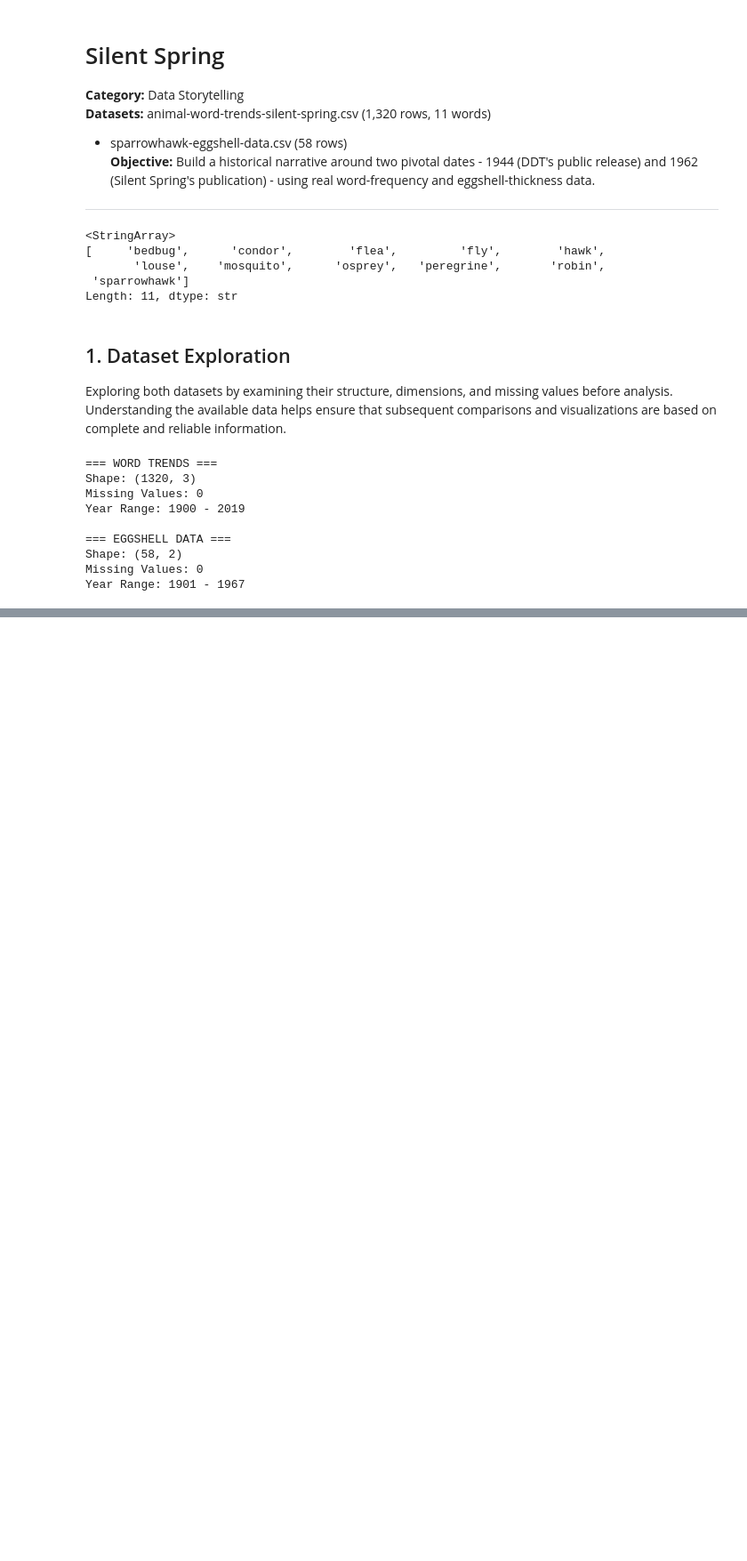
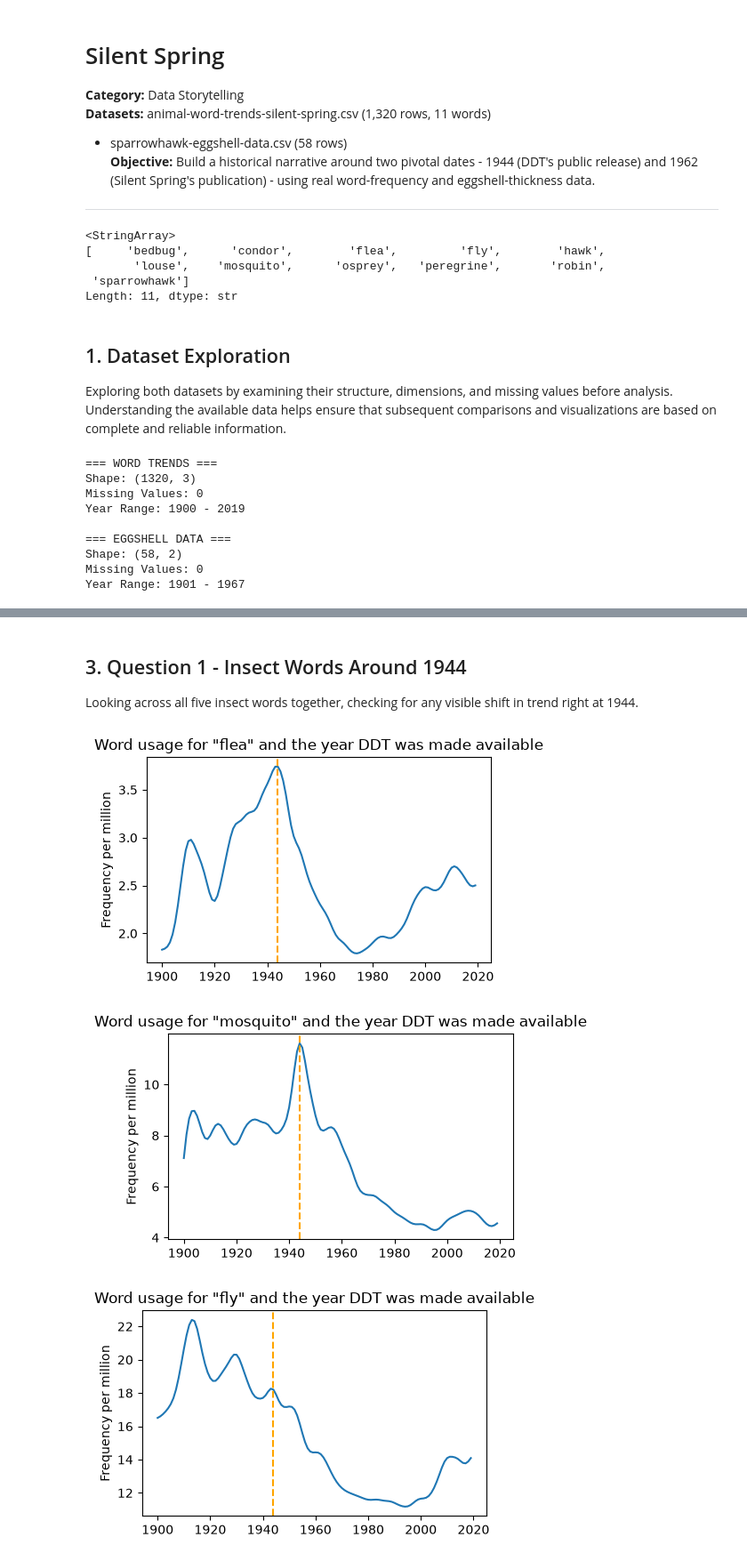
Before and after one commit to dakshita01/data-science-portfolio, a Jupyter notebook: 10-silent-spring/notebook/silent_spring.ipynb, the cells around one changed output, grey strips where cells are left out. Shown at 89% size. Drawn from its saved outputs; the diff is of its cells as text; code cells hidden in the pictures; blank space fills up the shorter version.

Commit message:
feat: plot insect word trends around 1944

```diff
--- a/10-silent-spring/notebook/silent_spring.ipynb
+++ b/10-silent-spring/notebook/silent_spring.ipynb
@@ -53,0 +61,30 @@ Year Range: 1901 - 1967
+# %%
+def plot_insect_word_trend(animal):
+    trend = df.query('word == @animal')
+    plt.figure(figsize=(5, 3))
+    plt.plot(trend['year'], trend['frequency'], label=animal)
+    plt.ylabel('Frequency per million')
+    plt.title(f'Word usage for "{animal}" and the year DDT was made available')
+    plt.axvline(1944, color='orange', ls='--')
+    plt.show()
+
+def plot_bird_word_trend(animal):
+    trend = df.query('word == @animal')
+    plt.figure(figsize=(5, 3))
+    plt.plot(trend['year'], trend['frequency'], label=animal)
+    plt.ylabel('Frequency per million')
+    plt.title(f'Word usage for "{animal}" and the year Silent Spring published')
+    plt.axvline(1962, color='orange', ls='--')
+    plt.show()
+# %% [markdown]
+## 3. Question 1 - Insect Words Around 1944
+
+Looking across all five insect words together, checking for any visible
+shift in trend right at 1944.
+# %%
+for word in ['flea', 'mosquito', 'fly', 'bedbug', 'louse']:
+    plot_insect_word_trend(word)
+# %% [output]
+[figure, added]
+[figure, added]
+[figure, added]
```
Also changed, not shown: parts of 2 cells of this notebook.
